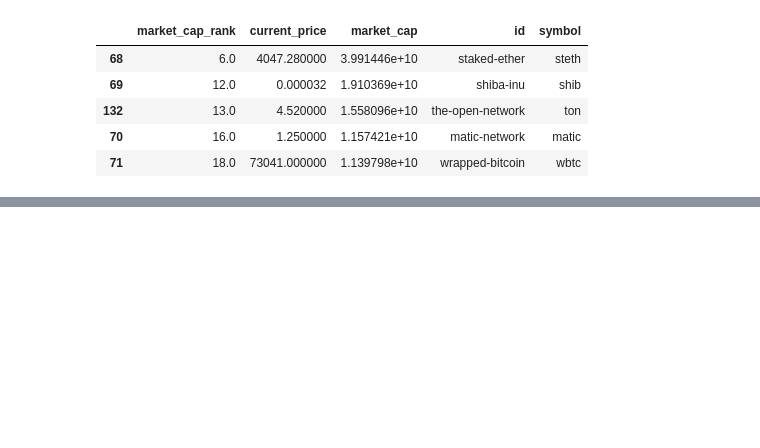
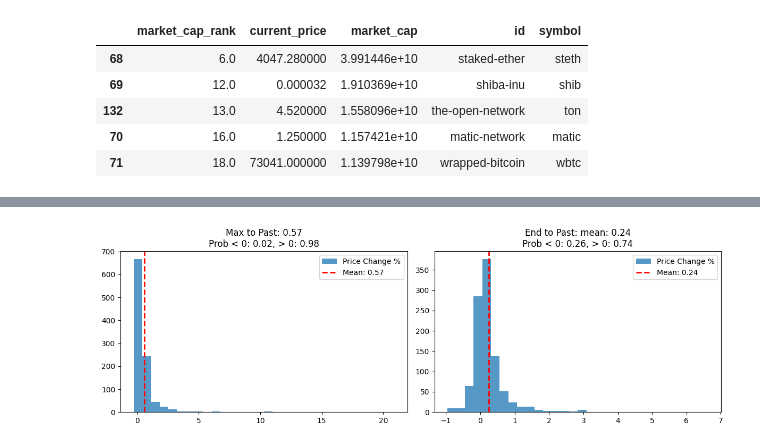
Before and after one commit to cesarali/birth-death-portfolio, a Jupyter notebook: notebooks/Data/Coingecko/parse_timeseries.ipynb, the cells around one changed output, grey strips where cells are left out. Drawn from its saved outputs; the diff is of its cells as text; code cells hidden in the pictures; blank space fills up the shorter version.

```diff
--- a/notebooks/Data/Coingecko/parse_timeseries.ipynb
+++ b/notebooks/Data/Coingecko/parse_timeseries.ipynb
@@ -95,0 +108,29 @@ tsmd.prediction_head["prices"].plot()
+# %%
+max_to_past_percentage = timeseries_metadata_dataframe["prices_max_past_percentage"].values
+end_to_past_percentage = timeseries_metadata_dataframe["prices_end_past_percentage"].values
+end_to_past_percentage = end_to_past_percentage[~np.isnan(end_to_past_percentage)]
+
+fig, ax = plt.subplots(ncols=2, nrows=1, figsize=(12, 4))
+
+# 7-day price change histogram with mean line
+mean_7d = max_to_past_percentage.mean()
+prob_below_zero_7d = (max_to_past_percentage < 0).mean()
+prob_above_zero_7d = (max_to_past_percentage > 0).mean()
+ax[0].hist(max_to_past_percentage, bins=30, alpha=0.75, label='Price Change %')
+ax[0].axvline(mean_7d, color='r', linestyle='dashed', linewidth=2, label=f'Mean: {round(mean_7d, 2)}')
+ax[0].set_title(f"Max to Past: {round(mean_7d,2)}\nProb < 0: {prob_below_zero_7d:.2f}, > 0: {prob_above_zero_7d:.2f}")
+ax[0].legend()
+
+# 14-day price change histogram with mean line
+mean_14d = end_to_past_percentage.mean()
+prob_below_zero_14d = (end_to_past_percentage < 0).mean()
+prob_above_zero_14d = (end_to_past_percentage > 0).mean()
+ax[1].hist(end_to_past_percentage, bins=30, alpha=0.75, label='Price Change %')
+ax[1].axvline(mean_14d, color='r', linestyle='dashed', linewidth=2, label=f'Mean: {round(mean_14d, 2)}')
+ax[1].set_title(f"End to Past: mean: {round(mean_14d,2)}\nProb < 0: {prob_below_zero_14d:.2f}, > 0: {prob_above_zero_14d:.2f}")
+ax[1].legend()
+
+plt.tight_layout()
+plt.show()
+# %% [output]
+[figure, added]
```
Also changed, not shown: parts of 10 cells of this notebook, 4 other files.
